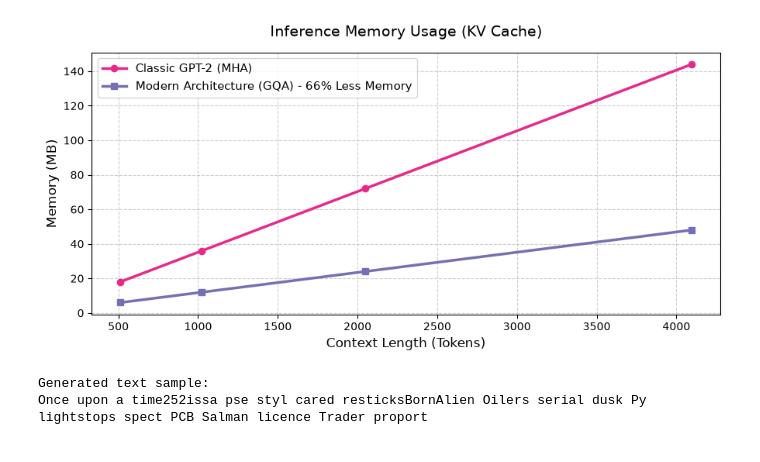
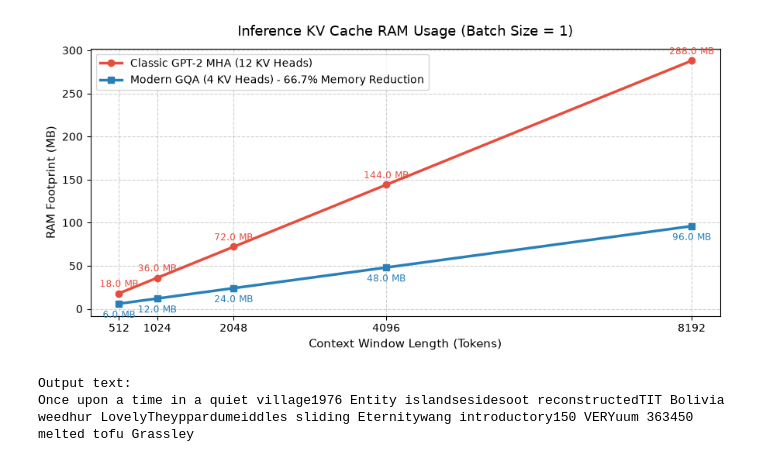
Before and after one commit to EyadNada/AxiomLM, a Jupyter notebook: brain/play.ipynb, the cells around one changed output. Cells and saved outputs as stored; diff of their text form; code cells hidden in the pictures.

```diff
--- a/brain/play.ipynb
+++ b/brain/play.ipynb
@@ -85,26 +188,33 @@ plt.show()
 # %%
-# Memory usage for attention caching across context lengths
-context_window = [512, 1024, 2048, 4096]
-mha_memory = [(2 * 12 * 1 * c * 12 * 64 * 2) / (1024 * 1024) for c in context_window]
-gqa_memory = [(2 * 12 * 1 * c * 4 * 64 * 2) / (1024 * 1024) for c in context_window]
+# 5. KV-Cache Memory Footprint: MHA vs. GQA
+contexts = np.array([512, 1024, 2048, 4096, 8192])
+# Memory = 2 * n_layer * batch_size * seq_len * n_kv_heads * head_dim * 2 bytes (FP16)
+mem_mha = (2 * 12 * 1 * contexts * 12 * 64 * 2) / (1024 * 1024)
+mem_gqa = (2 * 12 * 1 * contexts * 4 * 64 * 2) / (1024 * 1024)
 
 plt.figure(figsize=(9, 4.5))
-plt.plot(context_window, mha_memory, marker='o', color="#e7298a", linewidth=2.5, label="Classic GPT-2 (MHA)")
-plt.plot(context_window, gqa_memory, marker='s', color="#7570b3", linewidth=2.5, label="Modern Architecture (GQA) - 66% Less Memory")
-plt.title("Inference Memory Usage (KV Cache)", fontsize=14, pad=15)
-plt.xlabel("Context Length (Tokens)", fontsize=12)
-plt.ylabel("Memory (MB)", fontsize=12)
-plt.legend(fontsize=11)
+plt.plot(contexts, mem_mha, marker='o', color="#e74c3c", linewidth=2.5, label="Classic GPT-2 MHA (12 KV Heads)")
+plt.plot(contexts, mem_gqa, marker='s', color="#2980b9", linewidth=2.5, label="Modern GQA (4 KV Heads) - 66.7% Memory Reduction")
+plt.title("Inference KV Cache RAM Usage (Batch Size = 1)", fontsize=13, pad=12)
+plt.xlabel("Context Window Length (Tokens)", fontsize=11)
+plt.ylabel("RAM Footprint (MB)", fontsize=11)
+plt.xticks(contexts)
+plt.legend(fontsize=10)
 plt.grid(True, linestyle='--', alpha=0.6)
+
+for x, ym, yg in zip(contexts, mem_mha, mem_gqa):
+    plt.annotate(f"{ym:.1f} MB", (x, ym), textcoords="offset points", xytext=(0, 6), ha='center', fontsize=8.5, color="#e74c3c")
+    plt.annotate(f"{yg:.1f} MB", (x, yg), textcoords="offset points", xytext=(0, -13), ha='center', fontsize=8.5, color="#2980b9")
+
 plt.tight_layout()
 plt.show()
 # %% [output]
-[figure, old version]
+[figure, new version]
 # %%
-# Quick generation check
-output = generate_with_cache(model, enc, device, prompt="Once upon a time", num_samples=1, max_length=25)
-print("Generated text sample:")
-print(output[0])
+# 6. Live Text Generation Verification
+sample = generate_with_cache(model, enc, device, prompt="Once upon a time in a quiet village", num_samples=1, max_length=35)
+print("Output text:")
+print(sample[0])
 # %% [output]
-Generated text sample:
-Once upon a time252issa pse styl cared resticksBornAlien Oilers serial dusk Py lightstops spect PCB Salman licence Trader proport
+Output text:
+Once upon a time in a quiet village1976 Entity islandsesidesoot reconstructedTIT Bolivia weedhur LovelyTheyppardumeiddles sliding Eternitywang introductory150 VERYuum 363450 melted tofu Grassley
```
Also changed, not shown: parts of 7 cells of this notebook, 1 other file.
